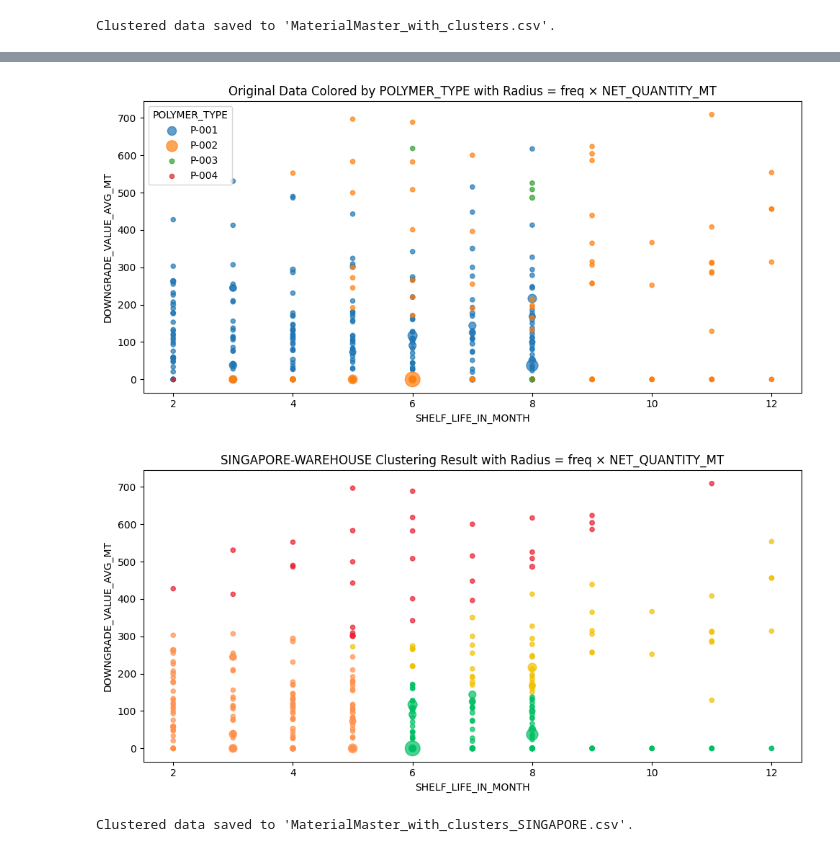
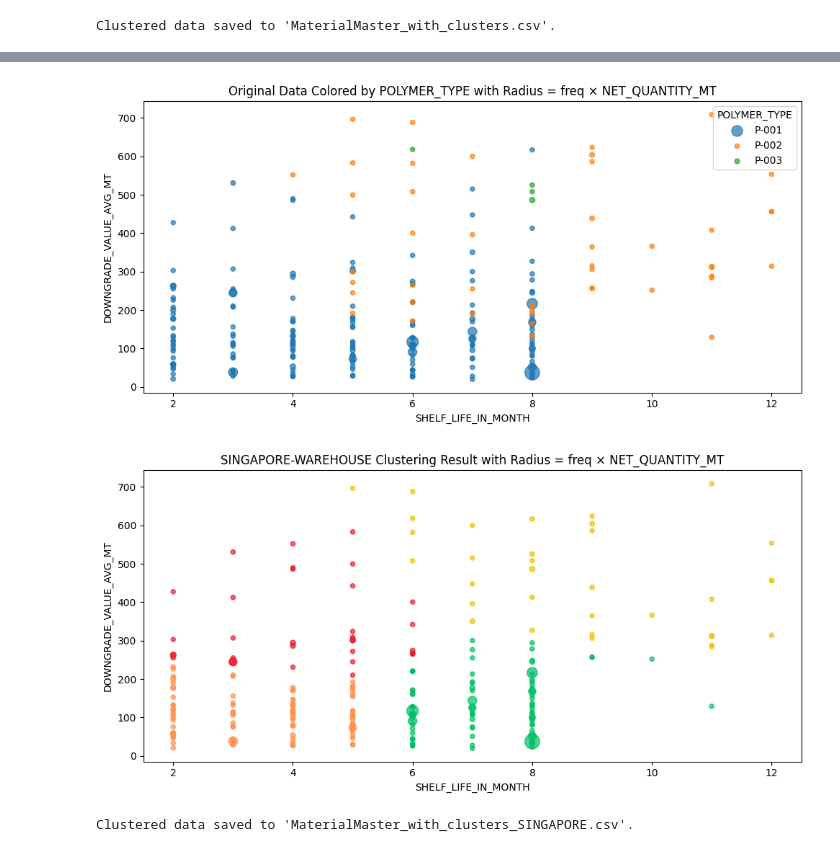
Before and after one commit to KatieMarsh/EM_Bootcathon2025, a Jupyter notebook: ML.ipynb, the cells around one changed output, grey strips where cells are left out. Saved outputs shown, nothing was run; the diff lists cells and outputs as text; code cells hidden in the pictures.

Commit message:
separate china and singapore

```diff
--- a/ML.ipynb
+++ b/ML.ipynb
@@ -446,7 +446,7 @@ print("Clustered data saved to 'MaterialMaster_with_clusters.csv'.")
 Clustered data saved to 'MaterialMaster_with_clusters.csv'.
 # %%
 # === 1. Load the main MaterialMaster data ===
-df = pd.read_csv("./data/MaterialMaster_AVG_China.csv")
+china_df = pd.read_csv("./data/MaterialMaster_AVG_China.csv")
 
 # === 2. Load Outbound.csv ===
 outbound = pd.read_csv("./data/Outbound.csv")
@@ -454,8 +454,8 @@ outbound = pd.read_csv("./data/Outbound.csv")
 import plotly.express as px
 
 # Calculate IQR for total_price
-Q1 = df['DOWNGRADE_VALUE_AVG_MT'].quantile(0.15)
-Q3 = df['DOWNGRADE_VALUE_AVG_MT'].quantile(0.85)
+Q1 = china_df['DOWNGRADE_VALUE_AVG_MT'].quantile(0.15)
+Q3 = china_df['DOWNGRADE_VALUE_AVG_MT'].quantile(0.85)
 IQR = Q3 - Q1
 
 # Define lower and upper bounds for outliers
@@ -463,7 +463,8 @@ lower_bound = Q1 - 1.5 * IQR
 upper_bound = Q3 + 1.5 * IQR
 
 # Filter out outliers
-df = df[(df['DOWNGRADE_VALUE_AVG_MT'] >= lower_bound) & (df['DOWNGRADE_VALUE_AVG_MT'] <= upper_bound)]
+china_df = china_df[(china_df['DOWNGRADE_VALUE_AVG_MT'] >= lower_bound) & (china_df['DOWNGRADE_VALUE_AVG_MT'] <= upper_bound)]
+china_df = china_df[china_df['DOWNGRADE_VALUE_AVG_MT'] != 0]
 # %%
 import pandas as pd
 import matplotlib.pyplot as plt
@@ -570,7 +571,7 @@ print("Clustered data saved to 'MaterialMaster_with_clusters_CHINA.csv'.")
 Clustered data saved to 'MaterialMaster_with_clusters_CHINA.csv'.
 # %%
 # === 1. Load the main MaterialMaster data ===
-df = pd.read_csv("./data/MaterialMaster_AVG_Singapore.csv")
+singapore_df = pd.read_csv("./data/MaterialMaster_AVG_Singapore.csv")
 
 # === 2. Load Outbound.csv ===
 outbound = pd.read_csv("./data/Outbound.csv")
@@ -578,8 +579,8 @@ outbound = pd.read_csv("./data/Outbound.csv")
 import plotly.express as px
 
 # Calculate IQR for total_price
-Q1 = df['DOWNGRADE_VALUE_AVG_MT'].quantile(0.15)
-Q3 = df['DOWNGRADE_VALUE_AVG_MT'].quantile(0.85)
+Q1 = singapore_df['DOWNGRADE_VALUE_AVG_MT'].quantile(0.15)
+Q3 = singapore_df['DOWNGRADE_VALUE_AVG_MT'].quantile(0.85)
 IQR = Q3 - Q1
 
 # Define lower and upper bounds for outliers
@@ -587,7 +588,8 @@ lower_bound = Q1 - 1.5 * IQR
 upper_bound = Q3 + 1.5 * IQR
 
 # Filter out outliers
-df = df[(df['DOWNGRADE_VALUE_AVG_MT'] >= lower_bound) & (df['DOWNGRADE_VALUE_AVG_MT'] <= upper_bound)]
+singapore_df = singapore_df[(singapore_df['DOWNGRADE_VALUE_AVG_MT'] >= lower_bound) & (singapore_df['DOWNGRADE_VALUE_AVG_MT'] <= upper_bound)]
+singapore_df = singapore_df[singapore_df['DOWNGRADE_VALUE_AVG_MT'] != 0]
 # %%
 import pandas as pd
 import matplotlib.pyplot as plt
@@ -605,22 +607,22 @@ outbound["value"] = outbound["freq"] * outbound["quantity_sum"]
 outbound_value = outbound[["MATERIAL_NAME", "value"]].drop_duplicates()
 
 # === 4. Merge value into main dataframe ===
-df["value"] = df["MATERIAL_NAME"].map(outbound_value.set_index("MATERIAL_NAME")["value"]).fillna(0)
+singapore_df["value"] = singapore_df["MATERIAL_NAME"].map(outbound_value.set_index("MATERIAL_NAME")["value"]).fillna(0)
 
 # === 5. Normalize value for point size (radius) ===
-if df["value"].max() != df["value"].min():
-    df["radius"] = (df["value"] - df["value"].min()) / (df["value"].max() - df["value"].min())
-    df["radius"] = df["radius"] * 200 + 20
+if singapore_df["value"].max() != singapore_df["value"].min():
+    singapore_df["radius"] = (singapore_df["value"] - singapore_df["value"].min()) / (singapore_df["value"].max() - singapore_df["value"].min())
+    singapore_df["radius"] = singapore_df["radius"] * 200 + 20
 else:
-    df["radius"] = 50
+    singapore_df["radius"] = 50
 
 # === 6. Select relevant columns ===
 features = ["SHELF_LIFE_IN_MONTH", "DOWNGRADE_VALUE_AVG_MT"]
 id_col = "MATERIAL_NAME"
 color_col = "POLYMER_TYPE"
 
-df = df[[id_col] + features + [color_col, "value", "radius"]].dropna()
-X = df[features].values
+singapore_df = singapore_df[[id_col] + features + [color_col, "value", "radius"]].dropna()
+X = singapore_df[features].values
 
 # === 7. Scale the data ===
 scaler = StandardScaler()
@@ -628,31 +630,31 @@ X_scaled = scaler.fit_transform(X)
 
 # === 8. Fit KMeans ===
 kmeans = KMeans(n_clusters=4, random_state=42)
-df["Cluster"] = kmeans.fit_predict(X_scaled)
+singapore_df["Cluster"] = kmeans.fit_predict(X_scaled)
 
 # === 9. Define cluster colors ===
 cluster_colors = {
-    0: "#ff914d",
-    1: "#f1c100",
-    2: "#00bf63",
-    3: "#ed1b2d",
+    1: "#00bf63",
+    3: "#f1c100",
+    0: "#ed1b2d",
+    2: "#ff914d",
 }
 
 # === 9b. Define your own custom cluster names ===
 # UPDATE THIS DICT with your labels!
 cluster_names = {
+    1: "Low Risk",
+    3: "Aging but Valuable",
     0: "Critical Material",
-    1: "Low Risk",
-    2: "Aging but Valuable",
-    3: "Perishable but Low Value",
+    2: "Perishable but Low Value",
 }
 
 # === 10. Add custom cluster name column ===
-df["Cluster_Name"] = df["Cluster"].map(cluster_names)
+singapore_df["Cluster_Name"] = singapore_df["Cluster"].map(cluster_names)
 
 # === 11. Plot original data ===
 plt.figure(figsize=(10, 5))
-for _, group in df.groupby(color_col):
+for _, group in singapore_df.groupby(color_col):
     plt.scatter(
         group["SHELF_LIFE_IN_MONTH"],
         group["DOWNGRADE_VALUE_AVG_MT"],
@@ -660,35 +662,35 @@ for _, group in df.groupby(color_col):
         alpha=0.7,
         label=group[color_col].iloc[0]
     )
 plt.title("Original Data Colored by POLYMER_TYPE with Radius = freq × NET_QUANTITY_MT")
 plt.xlabel("SHELF_LIFE_IN_MONTH")
 plt.ylabel("DOWNGRADE_VALUE_AVG_MT")
 plt.legend(title="POLYMER_TYPE")
 plt.tight_layout()
 plt.show()
 
 # === 12. Plot clustering result with radius and custom names ===
 plt.figure(figsize=(10, 5))
-for cluster, group in df.groupby("Cluster"):
+for cluster, group in singapore_df.groupby("Cluster"):
     plt.scatter(
         group["SHELF_LIFE_IN_MONTH"],
         group["DOWNGRADE_VALUE_AVG_MT"],
         s=group["radius"],
         alpha=0.7,
         label=cluster_names.get(cluster, f"Cluster {cluster}"),
         color=cluster_colors.get(cluster, "#333333")
     )
 plt.title("SINGAPORE-WAREHOUSE Clustering Result with Radius = freq × NET_QUANTITY_MT")
 plt.xlabel("SHELF_LIFE_IN_MONTH")
 plt.ylabel("DOWNGRADE_VALUE_AVG_MT")
 # plt.legend(title="Cluster Name")
 plt.tight_layout()
 plt.show()
 
 # === 13. Save clustered data with custom names ===
-df.to_csv("MaterialMaster_with_clusters_SINGAPORE.csv", index=False)
+singapore_df.to_csv("MaterialMaster_with_clusters_SINGAPORE.csv", index=False)
 print("Clustered data saved to 'MaterialMaster_with_clusters_SINGAPORE.csv'.")
 # %% [output]
-[figure, old version]
+[figure, new version]
-[figure, old version]
+[figure, new version]
 Clustered data saved to 'MaterialMaster_with_clusters_SINGAPORE.csv'.
```
Also changed, not shown: parts of 1 cell of this notebook, 3 other files.
